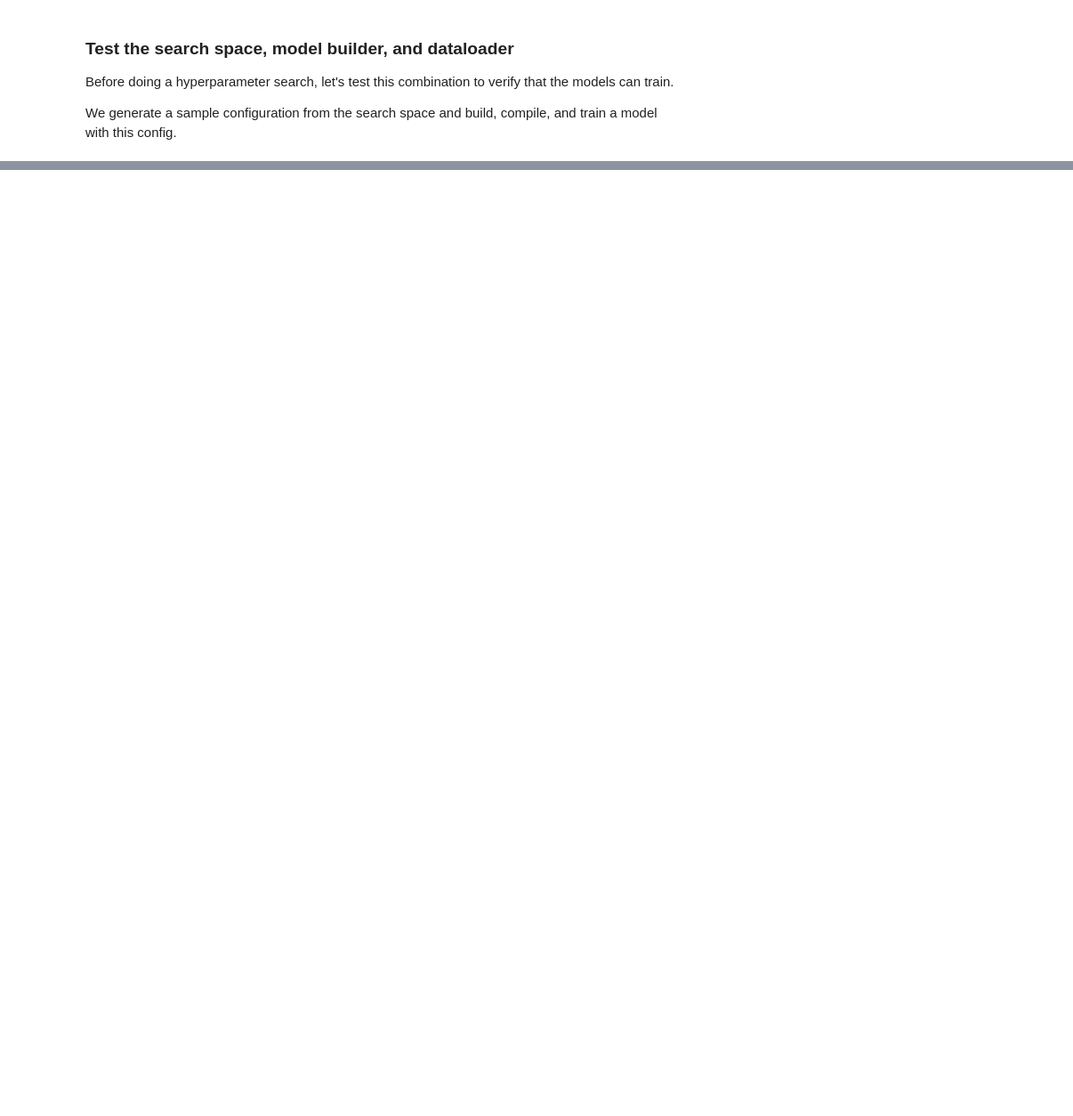
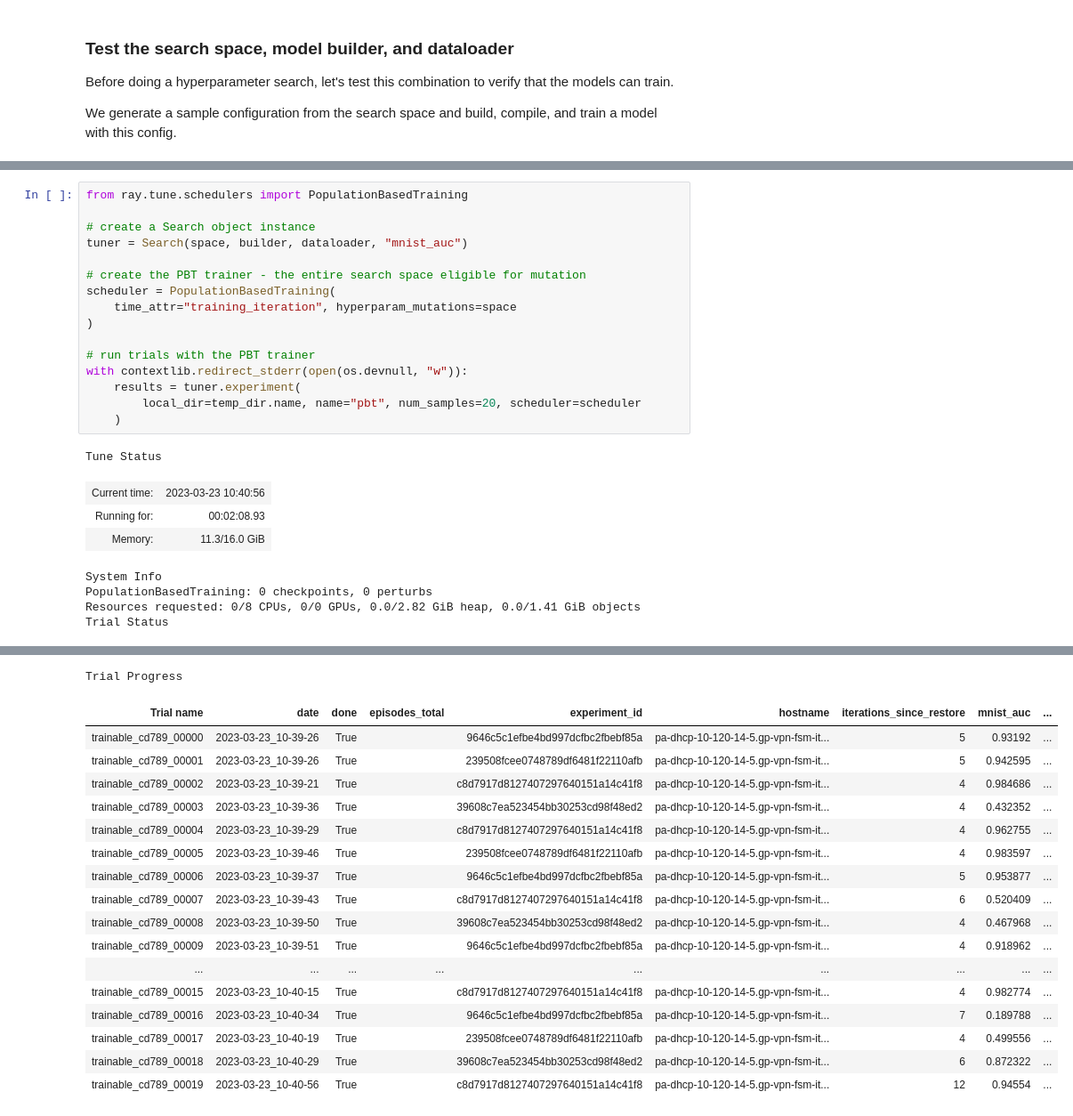
Before and after one commit to PathologyDataScience/glimr, a Jupyter notebook: examples/mnist_example.ipynb, the cells around one changed output, grey strips where cells are left out. Shown: that part at 89% size. Saved outputs shown, nothing was run; the diff lists cells and outputs as text; blank space fills up the shorter version.

Commit message:
fix reporting and demonstrate restore

```diff
--- a/examples/mnist_example.ipynb
+++ b/examples/mnist_example.ipynb
@@ -636,0 +491,25 @@ temp_dir.cleanup()
+# %%
+from ray.tune.schedulers import PopulationBasedTraining
+
+# create a Search object instance
+tuner = Search(space, builder, dataloader, "mnist_auc")
+
+# create the PBT trainer - the entire search space eligible for mutation
+scheduler = PopulationBasedTraining(
+    time_attr="training_iteration", hyperparam_mutations=space
+)
+
+# run trials with the PBT trainer
+with contextlib.redirect_stderr(open(os.devnull, "w")):
+    results = tuner.experiment(
+        local_dir=temp_dir.name, name="pbt", num_samples=20, scheduler=scheduler
+    )
+# %% [output]
+Tune Status
+| Current time: | 2023-03-23 10:40:56 |
+| Running for: | 00:02:08.93 |
+| Memory: | 11.3/16.0 GiB |
+System Info
+PopulationBasedTraining: 0 checkpoints, 0 perturbs
+Resources requested: 0/8 CPUs, 0/0 GPUs, 0.0/2.82 GiB heap, 0.0/1.41 GiB objects
+Trial Status
@@ -636,0 +533,18 @@ temp_dir.cleanup()
+Trial Progress
+| Trial name | date | done | episodes_total | experiment_id | hostname | iterations_since_restore | mnist_auc | ... |
+| trainable_cd789_00000 | 2023-03-23_10-39-26 | True |  | 9646c5c1efbe4bd997dcfbc2fbebf85a | pa-dhcp-10-120-14-5.gp-vpn-fsm-it... | 5 | 0.93192 | ... |
+| trainable_cd789_00001 | 2023-03-23_10-39-26 | True |  | 239508fcee0748789df6481f22110afb | pa-dhcp-10-120-14-5.gp-vpn-fsm-it... | 5 | 0.942595 | ... |
+| trainable_cd789_00002 | 2023-03-23_10-39-21 | True |  | c8d7917d8127407297640151a14c41f8 | pa-dhcp-10-120-14-5.gp-vpn-fsm-it... | 4 | 0.984686 | ... |
+| trainable_cd789_00003 | 2023-03-23_10-39-36 | True |  | 39608c7ea523454bb30253cd98f48ed2 | pa-dhcp-10-120-14-5.gp-vpn-fsm-it... | 4 | 0.432352 | ... |
+| trainable_cd789_00004 | 2023-03-23_10-39-29 | True |  | c8d7917d8127407297640151a14c41f8 | pa-dhcp-10-120-14-5.gp-vpn-fsm-it... | 4 | 0.962755 | ... |
+| trainable_cd789_00005 | 2023-03-23_10-39-46 | True |  | 239508fcee0748789df6481f22110afb | pa-dhcp-10-120-14-5.gp-vpn-fsm-it... | 4 | 0.983597 | ... |
+| trainable_cd789_00006 | 2023-03-23_10-39-37 | True |  | 9646c5c1efbe4bd997dcfbc2fbebf85a | pa-dhcp-10-120-14-5.gp-vpn-fsm-it... | 5 | 0.953877 | ... |
+| trainable_cd789_00007 | 2023-03-23_10-39-43 | True |  | c8d7917d8127407297640151a14c41f8 | pa-dhcp-10-120-14-5.gp-vpn-fsm-it... | 6 | 0.520409 | ... |
+| trainable_cd789_00008 | 2023-03-23_10-39-50 | True |  | 39608c7ea523454bb30253cd98f48ed2 | pa-dhcp-10-120-14-5.gp-vpn-fsm-it... | 4 | 0.467968 | ... |
+| trainable_cd789_00009 | 2023-03-23_10-39-51 | True |  | 9646c5c1efbe4bd997dcfbc2fbebf85a | pa-dhcp-10-120-14-5.gp-vpn-fsm-it... | 4 | 0.918962 | ... |
+| ... | ... | ... | ... | ... | ... | ... | ... | ... |
+| trainable_cd789_00015 | 2023-03-23_10-40-15 | True |  | c8d7917d8127407297640151a14c41f8 | pa-dhcp-10-120-14-5.gp-vpn-fsm-it... | 4 | 0.982774 | ... |
+| trainable_cd789_00016 | 2023-03-23_10-40-34 | True |  | 9646c5c1efbe4bd997dcfbc2fbebf85a | pa-dhcp-10-120-14-5.gp-vpn-fsm-it... | 7 | 0.189788 | ... |
+| trainable_cd789_00017 | 2023-03-23_10-40-19 | True |  | 239508fcee0748789df6481f22110afb | pa-dhcp-10-120-14-5.gp-vpn-fsm-it... | 4 | 0.499556 | ... |
+| trainable_cd789_00018 | 2023-03-23_10-40-29 | True |  | 39608c7ea523454bb30253cd98f48ed2 | pa-dhcp-10-120-14-5.gp-vpn-fsm-it... | 6 | 0.872322 | ... |
+| trainable_cd789_00019 | 2023-03-23_10-40-56 | True |  | c8d7917d8127407297640151a14c41f8 | pa-dhcp-10-120-14-5.gp-vpn-fsm-it... | 12 | 0.94554 | ... |
```
Also changed, not shown: parts of 35 cells of this notebook.
